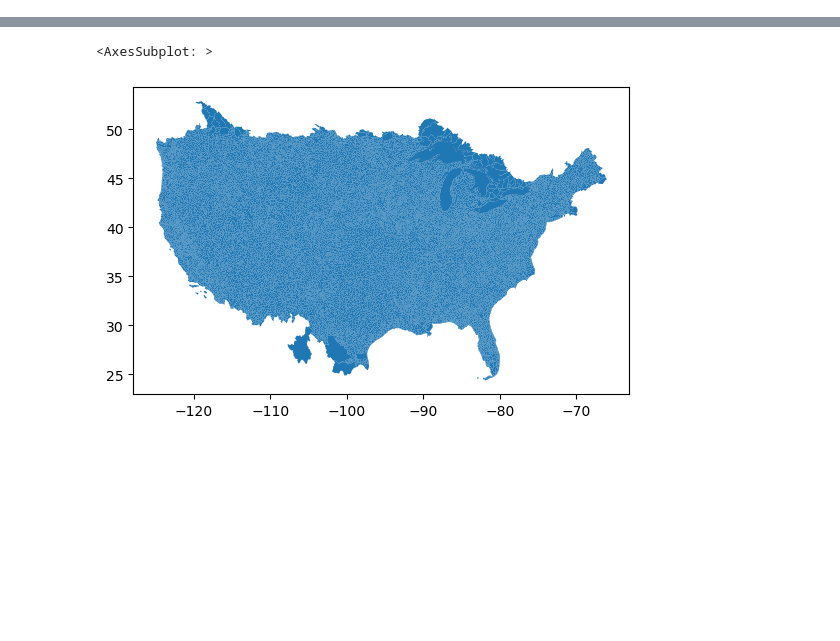
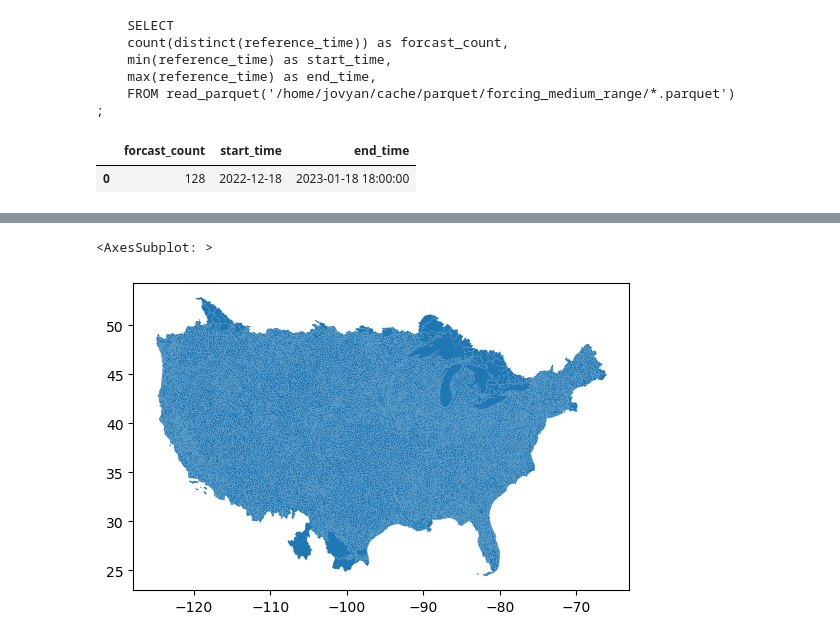
Before and after one commit to RTIInternational/hydro-evaluation, a Jupyter notebook: src/evaluation/queries/explore_map.ipynb, the cells around one changed output, grey strips where cells are left out. Saved outputs shown, nothing was run; the diff lists cells and outputs as text; code cells hidden in the pictures; blank space fills up the shorter version.

```diff
--- a/src/evaluation/queries/explore_map.ipynb
+++ b/src/evaluation/queries/explore_map.ipynb
@@ -18,0 +25,20 @@ import utils
+# %%
+query = f"""
+    SELECT
+    count(distinct(reference_time)) as forcast_count,
+    min(reference_time) as start_time,
+    max(reference_time) as end_time,
+    FROM read_parquet('{config.MEDIUM_RANGE_FORCING_PARQUET}/*.parquet')
+;"""
+print(query)
+df = duckdb.query(query).to_df()
+df
+# %% [output]
+    SELECT
+    count(distinct(reference_time)) as forcast_count,
+    min(reference_time) as start_time,
+    max(reference_time) as end_time,
+    FROM read_parquet('/home/jovyan/cache/parquet/forcing_medium_range/*.parquet')
+;
+|  | forcast_count | start_time | end_time |
+| 0 | 128 | 2022-12-18 | 2023-01-18 18:00:00 |
```
Also changed, not shown: parts of 11 cells of this notebook, 7 other files.
